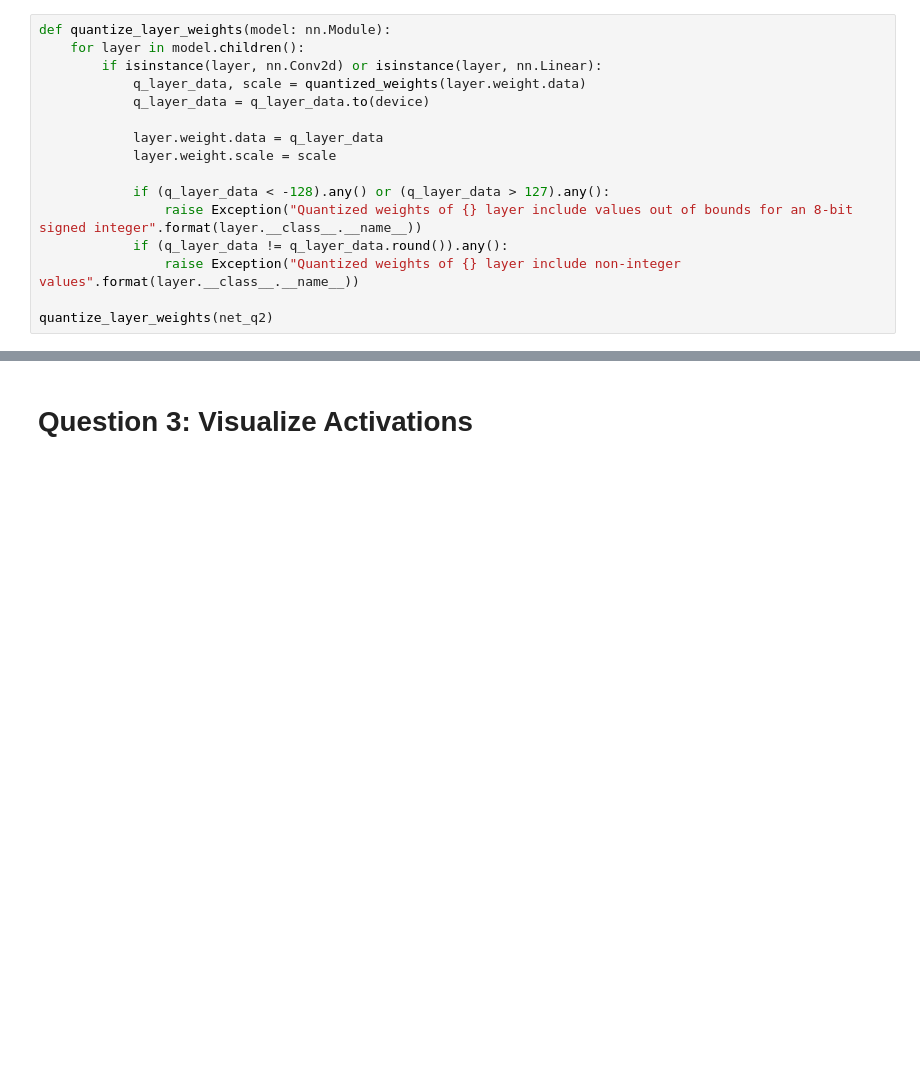
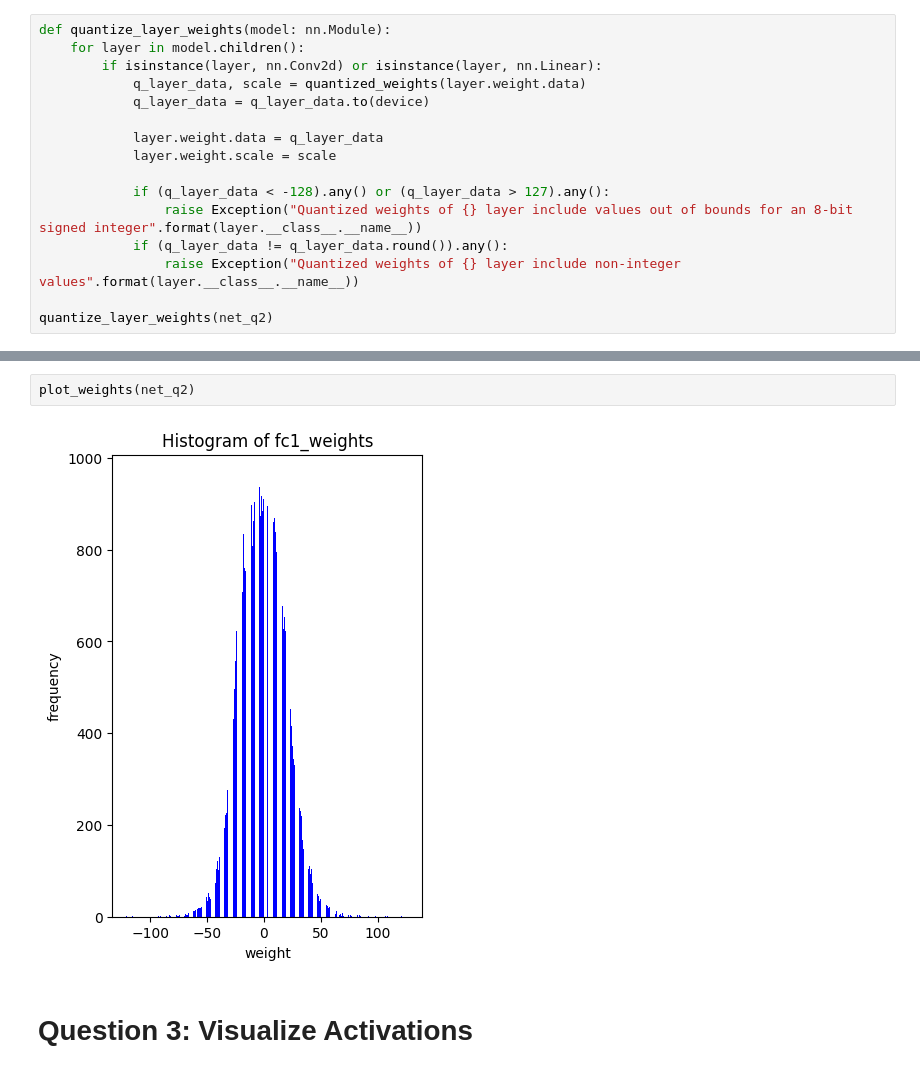
Before and after one commit to kaison0/HPML_assignment, a Jupyter notebook: assignment4/HPML_HWK4_Quantization.ipynb, the cells around one changed output, grey strips where cells are left out. Cells and saved outputs as stored; diff of their text form; blank space fills up the shorter version.

```diff
--- a/assignment4/HPML_HWK4_Quantization.ipynb
+++ b/assignment4/HPML_HWK4_Quantization.ipynb
@@ -224,3 +241,7 @@ print('Accuracy of the network after quantizing all weights: {}%'.format(score))
+# %%
+plot_weights(net_q2)
+# %% [output]
+[figure, added]
 # %% [markdown]
 # Question 3: Visualize Activations
 # %%
```
Also changed, not shown: parts of 10 cells of this notebook.
